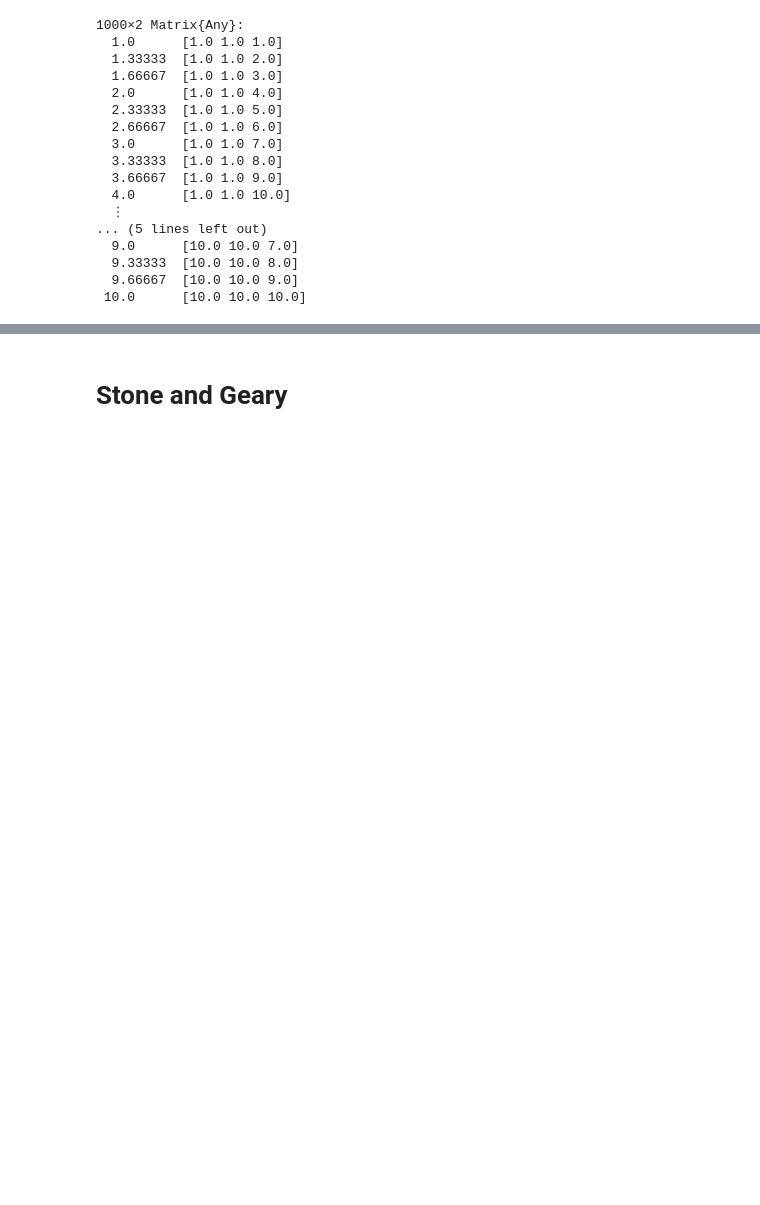
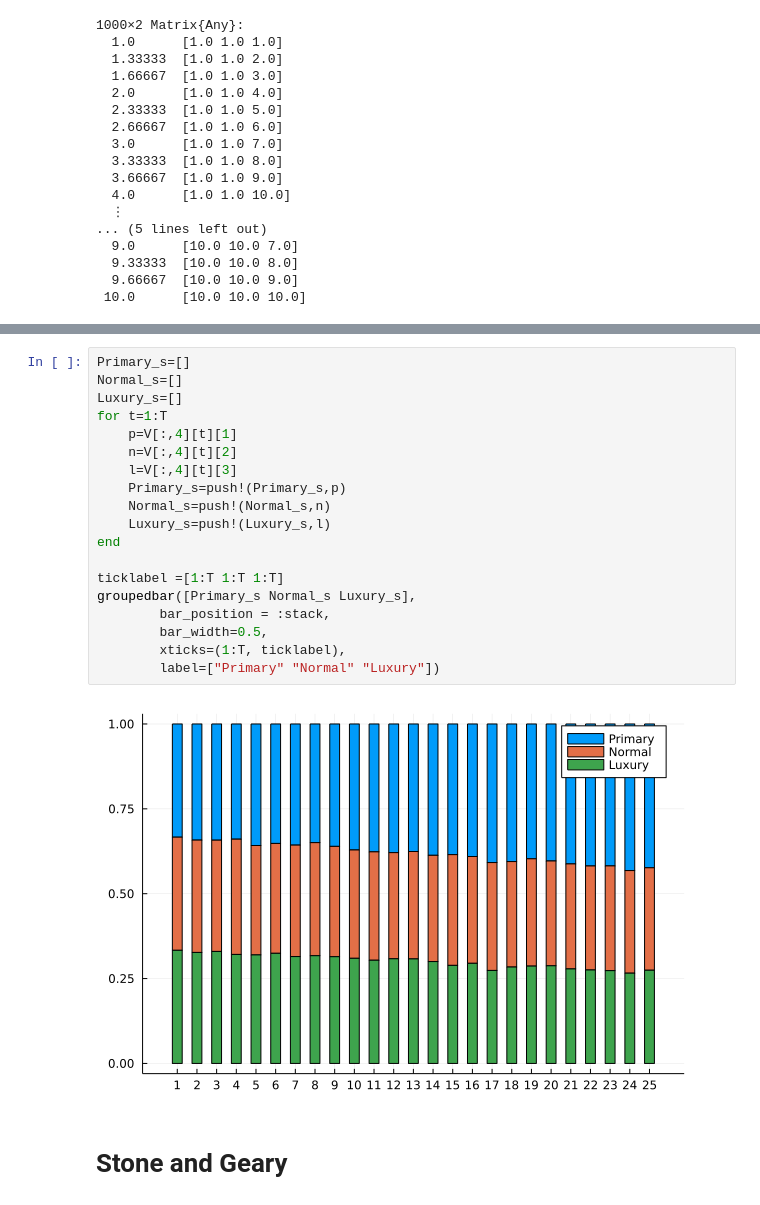
Before and after one commit to antoineding/IIRUHH_master, a Jupyter notebook: U_find.ipynb, the cells around one changed output, grey strips where cells are left out. Cells and saved outputs as stored; diff of their text form; blank space fills up the shorter version.

```diff
--- a/U_find.ipynb
+++ b/U_find.ipynb
@@ -117,3 +265,24 @@ end
+# %%
+Primary_s=[]
+Normal_s=[]
+Luxury_s=[]
+for t=1:T
+    p=V[:,4][t][1]
+    n=V[:,4][t][2]
+    l=V[:,4][t][3]
+    Primary_s=push!(Primary_s,p)
+    Normal_s=push!(Normal_s,n)
+    Luxury_s=push!(Luxury_s,l)
+end
+
+ticklabel =[1:T 1:T 1:T]
+groupedbar([Primary_s Normal_s Luxury_s],
+        bar_position = :stack,
+        bar_width=0.5,
+        xticks=(1:T, ticklabel),
+        label=["Primary" "Normal" "Luxury"])
+# %% [output]
+[figure, added]
 # %% [markdown]
 # Stone and Geary
 # %%
```
Also changed, not shown: parts of 23 cells of this notebook.
